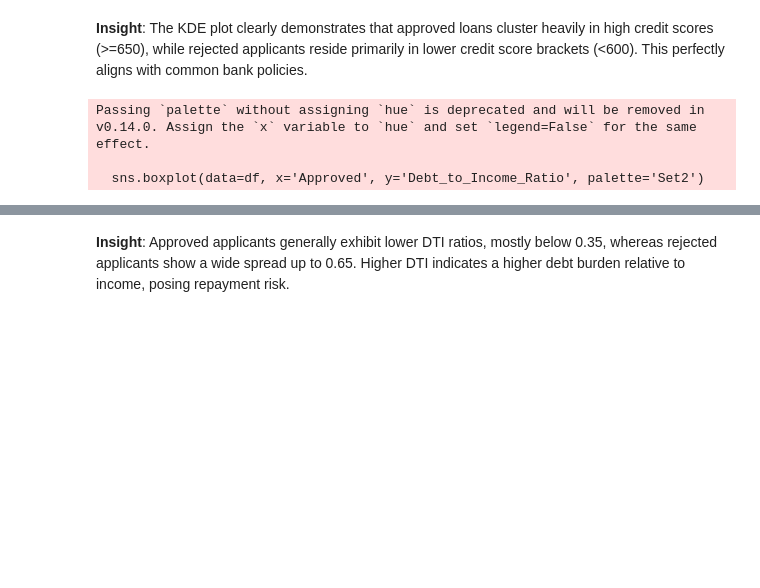
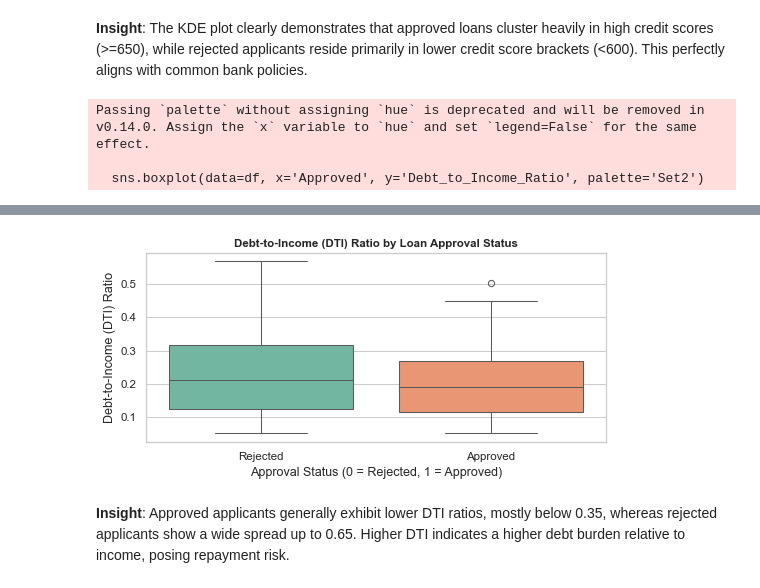
Before and after one commit to Rajeshydv07/60-days-data-science, a Jupyter notebook: day17/day17_loan_prediction.ipynb, the cells around one changed output, grey strips where cells are left out. Cells and saved outputs as stored; diff of their text form; code cells hidden in the pictures; blank space fills up the shorter version.

```diff
--- a/day17/day17_loan_prediction.ipynb
+++ b/day17/day17_loan_prediction.ipynb
@@ -71,9 +73,9 @@ plt.show()
 **Insight**: The KDE plot clearly demonstrates that approved loans cluster heavily in high credit scores (>=650), while rejected applicants reside primarily in lower credit score brackets (<600). This perfectly aligns with common bank policies.
 # %%
 # DTI Ratio vs Loan Approval Status
-plt.figure(figsize=(10, 5))
+plt.figure(figsize=(7, 3.5))
 sns.boxplot(data=df, x='Approved', y='Debt_to_Income_Ratio', palette='Set2')
-plt.title('Debt-to-Income (DTI) Ratio by Loan Approval Status', fontsize=14, fontweight='bold')
+plt.title('Debt-to-Income (DTI) Ratio by Loan Approval Status', fontsize=11, fontweight='bold')
 plt.xlabel('Approval Status (0 = Rejected, 1 = Approved)')
 plt.ylabel('Debt-to-Income (DTI) Ratio')
 plt.xticks([0, 1], ['Rejected', 'Approved'])
@@ -87,3 +88,4 @@ Passing `palette` without assigning `hue` is deprecated and will be removed in v
+[figure, added]
 # %% [markdown]
 **Insight**: Approved applicants generally exhibit lower DTI ratios, mostly below 0.35, whereas rejected applicants show a wide spread up to 0.65. Higher DTI indicates a higher debt burden relative to income, posing repayment risk.
 # %% [markdown]
```
Also changed, not shown: parts of 7 cells of this notebook, 1 other file.
